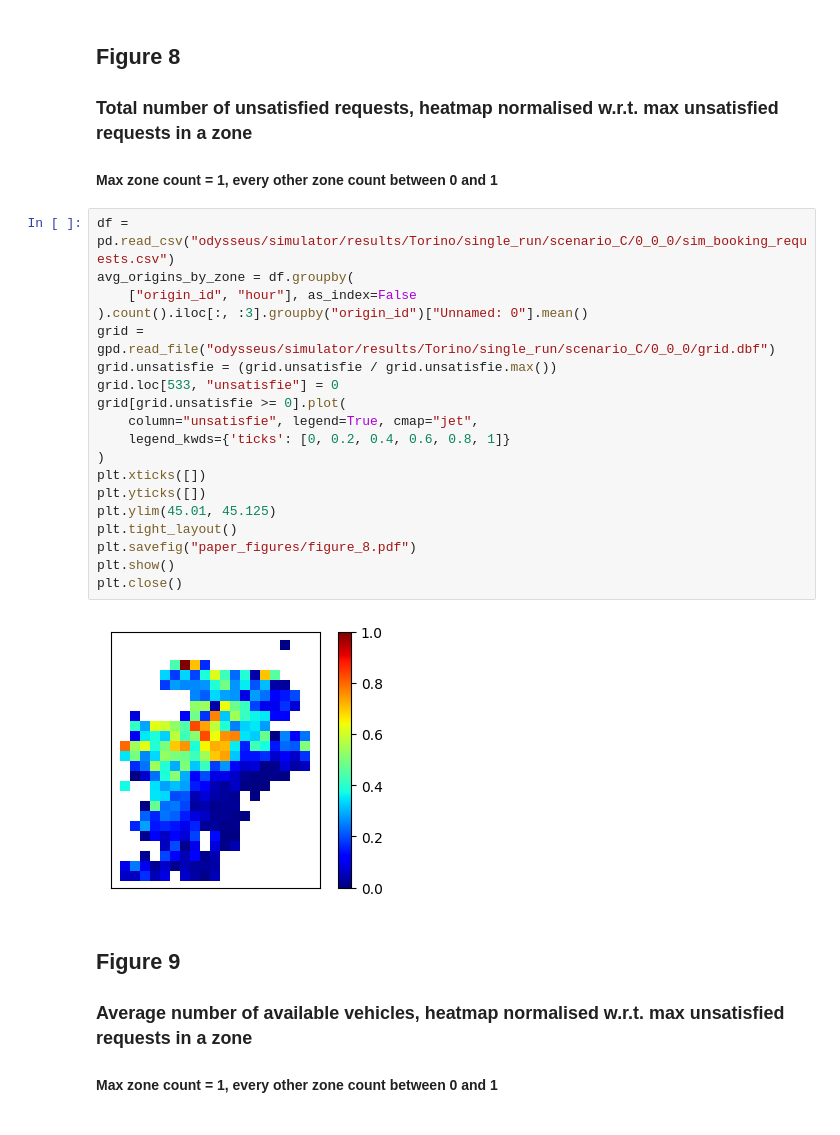
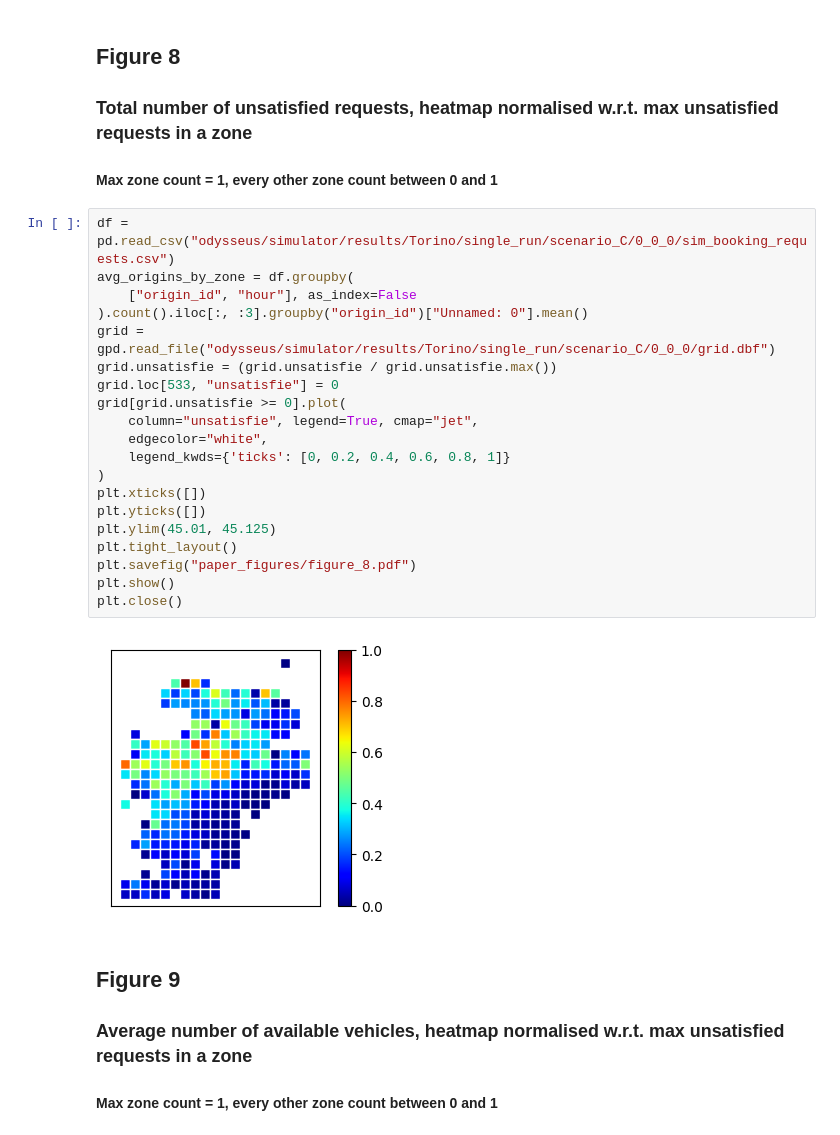
Before and after one commit to SmartData-Polito/odysseus, a Jupyter notebook: paper_figures.ipynb, the cells around one changed output. Saved outputs shown, nothing was run; the diff lists cells and outputs as text.

```diff
--- a/paper_figures.ipynb
+++ b/paper_figures.ipynb
@@ -184,24 +184,25 @@ plt.close()
 # %%
 df = pd.read_csv("odysseus/simulator/results/Torino/single_run/scenario_C/0_0_0/sim_booking_requests.csv")
 avg_origins_by_zone = df.groupby(
     ["origin_id", "hour"], as_index=False
 ).count().iloc[:, :3].groupby("origin_id")["Unnamed: 0"].mean()
 grid = gpd.read_file("odysseus/simulator/results/Torino/single_run/scenario_C/0_0_0/grid.dbf")
 grid.unsatisfie = (grid.unsatisfie / grid.unsatisfie.max())
 grid.loc[533, "unsatisfie"] = 0
 grid[grid.unsatisfie >= 0].plot(
     column="unsatisfie", legend=True, cmap="jet",
+    edgecolor="white",
     legend_kwds={'ticks': [0, 0.2, 0.4, 0.6, 0.8, 1]}
 )
 plt.xticks([])
 plt.yticks([])
 plt.ylim(45.01, 45.125)
 plt.tight_layout()
 plt.savefig("paper_figures/figure_8.pdf")
 plt.show()
 plt.close()
 # %% [output]
-[figure, old version]
+[figure, new version]
 # %% [markdown]
 ## Figure 9
 ### Average number of available vehicles, heatmap normalised w.r.t. max unsatisfied requests in a zone
```
Also changed, not shown: parts of 5 cells of this notebook, 5 other files.
